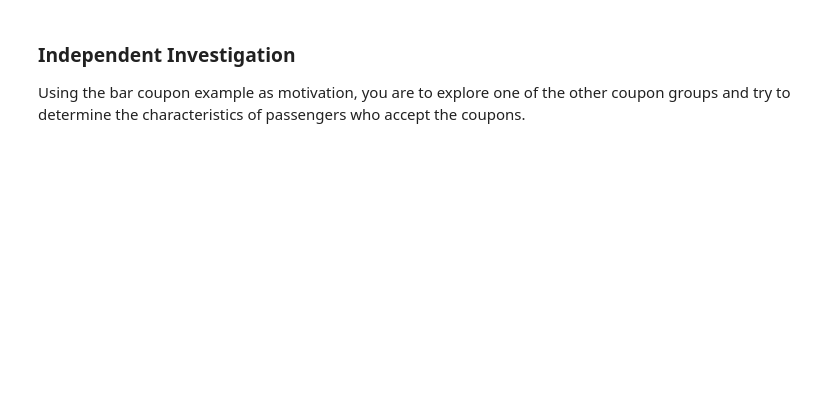
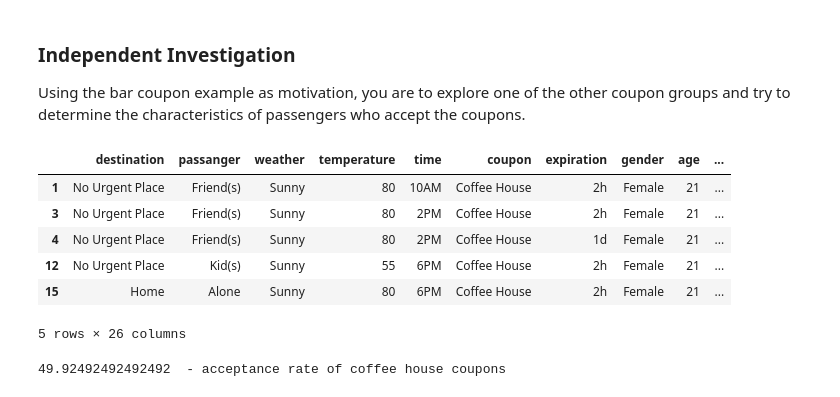
Before and after one commit to aditya-prabhu-21/MachineLearning-AI-Training, a Jupyter notebook: prompt.ipynb, the cells around one changed output. Saved outputs shown, nothing was run; the diff lists cells and outputs as text; code cells hidden in the pictures; blank space fills up the shorter version.

```diff
--- a/prompt.ipynb
+++ b/prompt.ipynb
@@ -286,3 +250,21 @@ Since 41% of the bar coupons were accepted overall, I am going to use this value
 ### Independent Investigation
 
 Using the bar coupon example as motivation, you are to explore one of the other coupon groups and try to determine the characteristics of passengers who accept the coupons.
+# %%
+#Chosen Group: Coffee House
+coffee_df = data[data['coupon'] == 'Coffee House']
+coffee_df.head()
+# %% [output]
+|  | destination | passanger | weather | temperature | time | coupon | expiration | gender | age | ... |
+| 1 | No Urgent Place | Friend(s) | Sunny | 80 | 10AM | Coffee House | 2h | Female | 21 | ... |
+| 3 | No Urgent Place | Friend(s) | Sunny | 80 | 2PM | Coffee House | 2h | Female | 21 | ... |
+| 4 | No Urgent Place | Friend(s) | Sunny | 80 | 2PM | Coffee House | 1d | Female | 21 | ... |
+| 12 | No Urgent Place | Kid(s) | Sunny | 55 | 6PM | Coffee House | 2h | Female | 21 | ... |
+| 15 | Home | Alone | Sunny | 80 | 6PM | Coffee House | 2h | Female | 21 | ... |
+5 rows × 26 columns
+# %%
+#Check for overall acceptance rate
+coffee_acceptance = coffee_df['Y'].mean()
+print(coffee_acceptance * 100, " - acceptance rate of coffee house coupons")
+# %% [output]
+49.92492492492492  - acceptance rate of coffee house coupons
```
Also changed, not shown: parts of 11 cells of this notebook.
